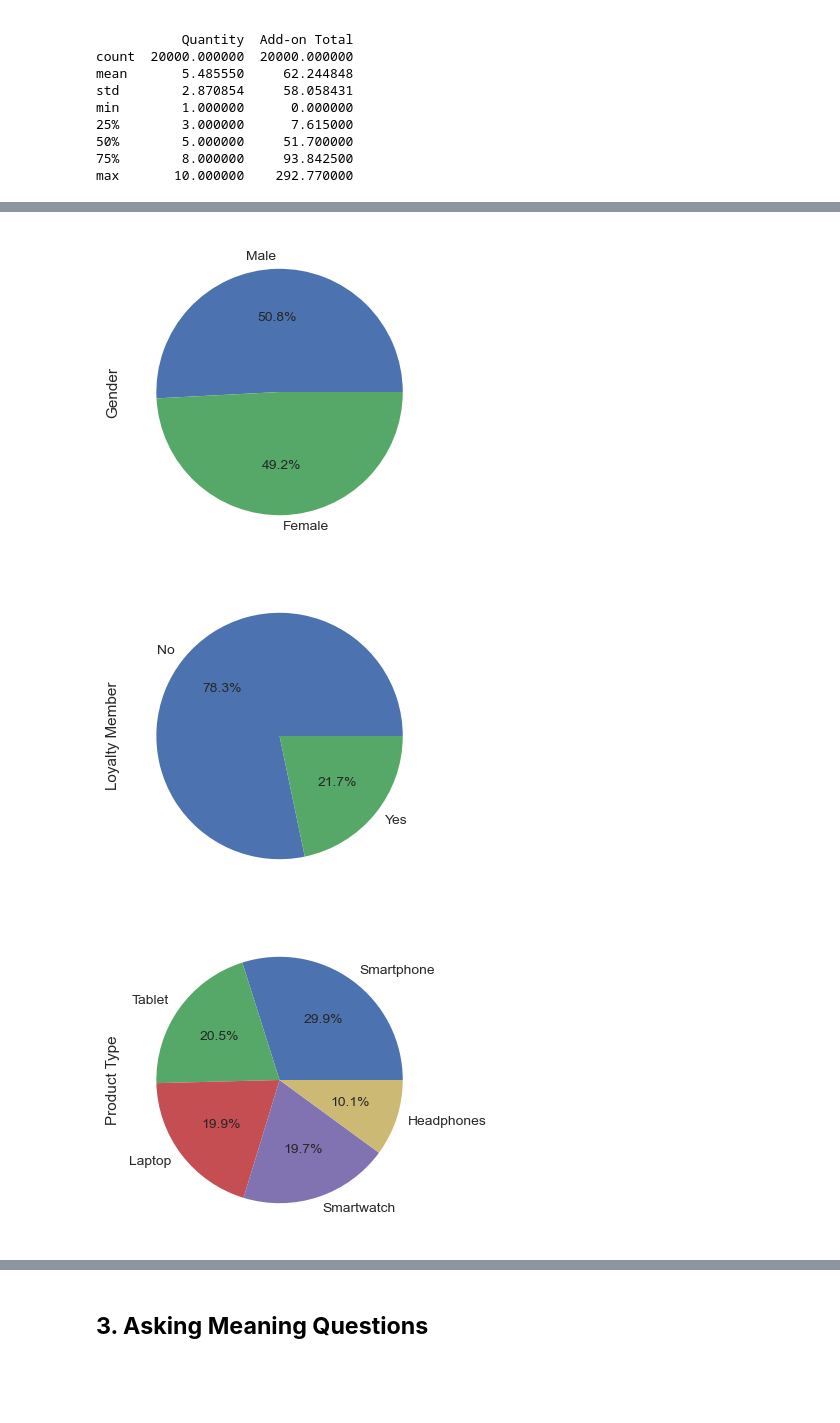
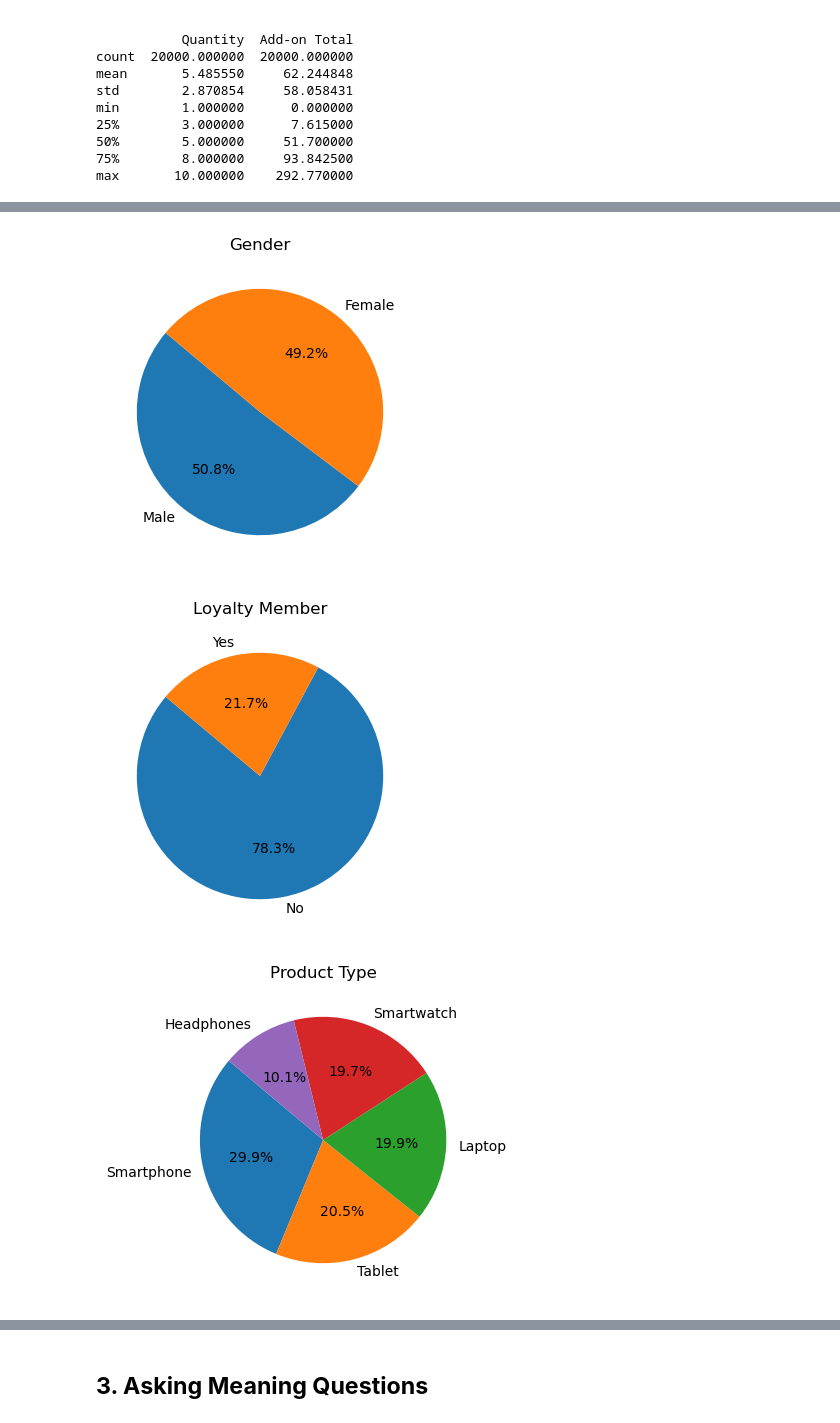
Before and after one commit to LtnLinh/CSC17104-Programming-for-Data-Science, a Jupyter notebook: Notebook.ipynb, the cells around one changed output, grey strips where cells are left out. Cells and saved outputs as stored; diff of their text form; code cells hidden in the pictures; blank space fills up the shorter version.

```diff
--- a/Notebook.ipynb
+++ b/Notebook.ipynb
@@ -150,9 +150,13 @@ Impulse Item,Extended Warranty,Accessory             68
 Name: Add-ons Purchased, Length: 75, dtype: int64
 # %%
 for col in sales_df.select_dtypes(include=['object']).columns:
+	uniques = sales_df[col].unique()
+	if len(uniques) > 20:
+		continue
 	plt.figure(figsize=(4, 4))
-	sales_df[col].value_counts().plot.pie(autopct='%1.1f%%')
+	plt.title(col)
+	plt.pie(sales_df[col].value_counts(), labels=uniques, autopct='%1.1f%%', startangle=140)
 # %% [output]
-[figure, old version]
+[figure, new version]
-[figure, old version]
+[figure, new version]
-[figure, old version]
+[figure, new version]
```
Also changed, not shown: parts of 7 cells of this notebook.
